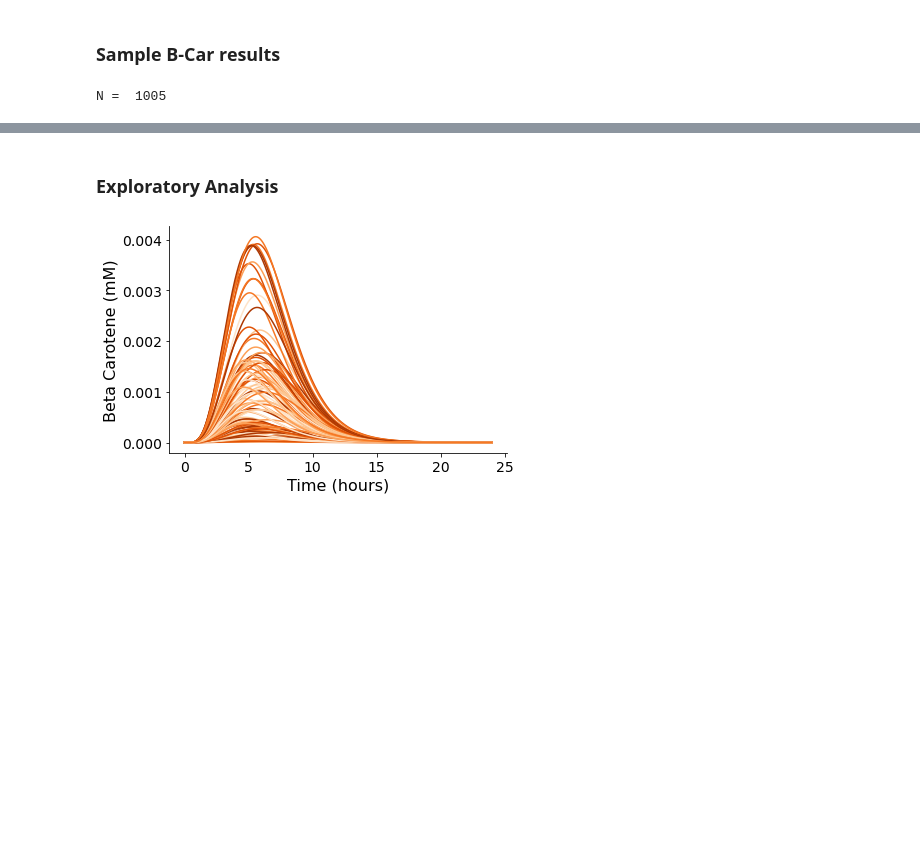
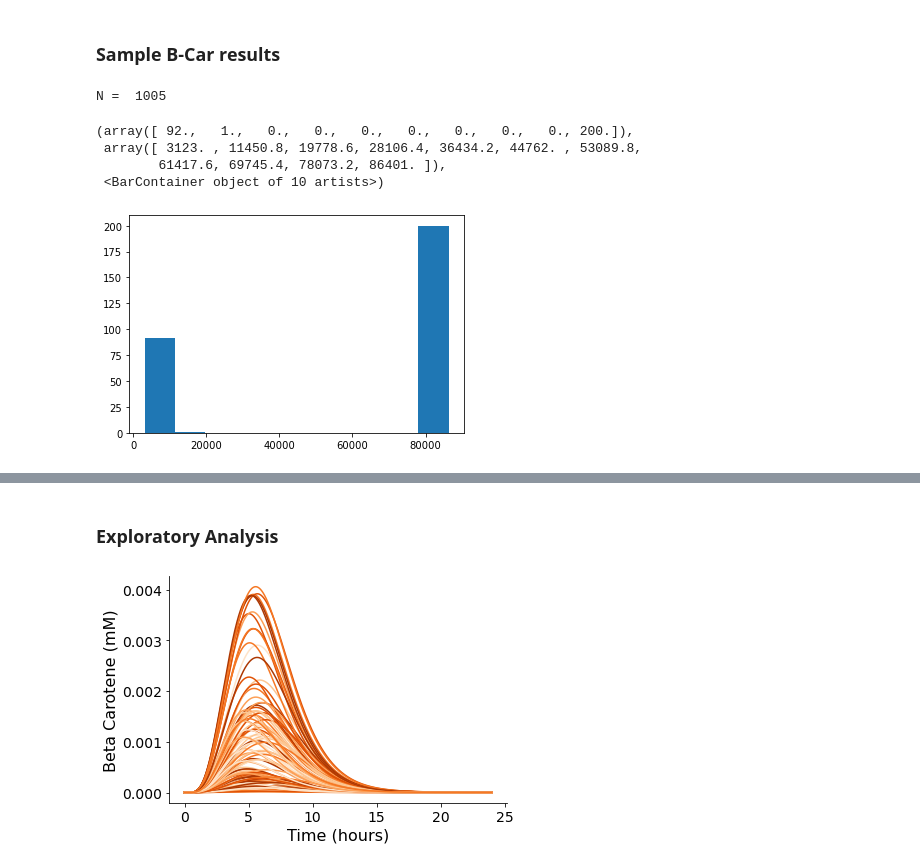
Before and after one commit to cjmerzbacher/joint-simulator, a Jupyter notebook: beta_carotene/bcar_viz.ipynb, the cells around one changed output, grey strips where cells are left out. Drawn from its saved outputs; the diff is of its cells as text; code cells hidden in the pictures; blank space fills up the shorter version.

```diff
--- a/beta_carotene/bcar_viz.ipynb
+++ b/beta_carotene/bcar_viz.ipynb
@@ -48,10 +48,18 @@ w = fba_data.W.unique()[0]
 fba = fba_data.loc[fba_data.W == w]
 ode = ode_data.loc[ode_data.W == w]
 # %%
-w_len = []
-for w in fba_data.W.unique():
-    fba = fba_data.loc[fba_data.W == w]
-    w_len.append(len(fba))
+#VERY SLOW - find better way
+# w_len = []
+# for w in fba_data.W.unique():
+#     fba = fba_data.loc[fba_data.W == w]
+#     w_len.append(len(fba))
+plt.hist(w_len)
+# %% [output]
+(array([ 92.,   1.,   0.,   0.,   0.,   0.,   0.,   0.,   0., 200.]),
+ array([ 3123. , 11450.8, 19778.6, 28106.4, 36434.2, 44762. , 53089.8,
+        61417.6, 69745.4, 78073.2, 86401. ]),
+ <BarContainer object of 10 artists>)
+[figure, added]
 # %%
 ###FIGURE: Sample Bcar results
 palette = cmaps.matter.discrete(14).colors
```
Also changed, not shown: parts of 1 cell of this notebook, 1 other file.
